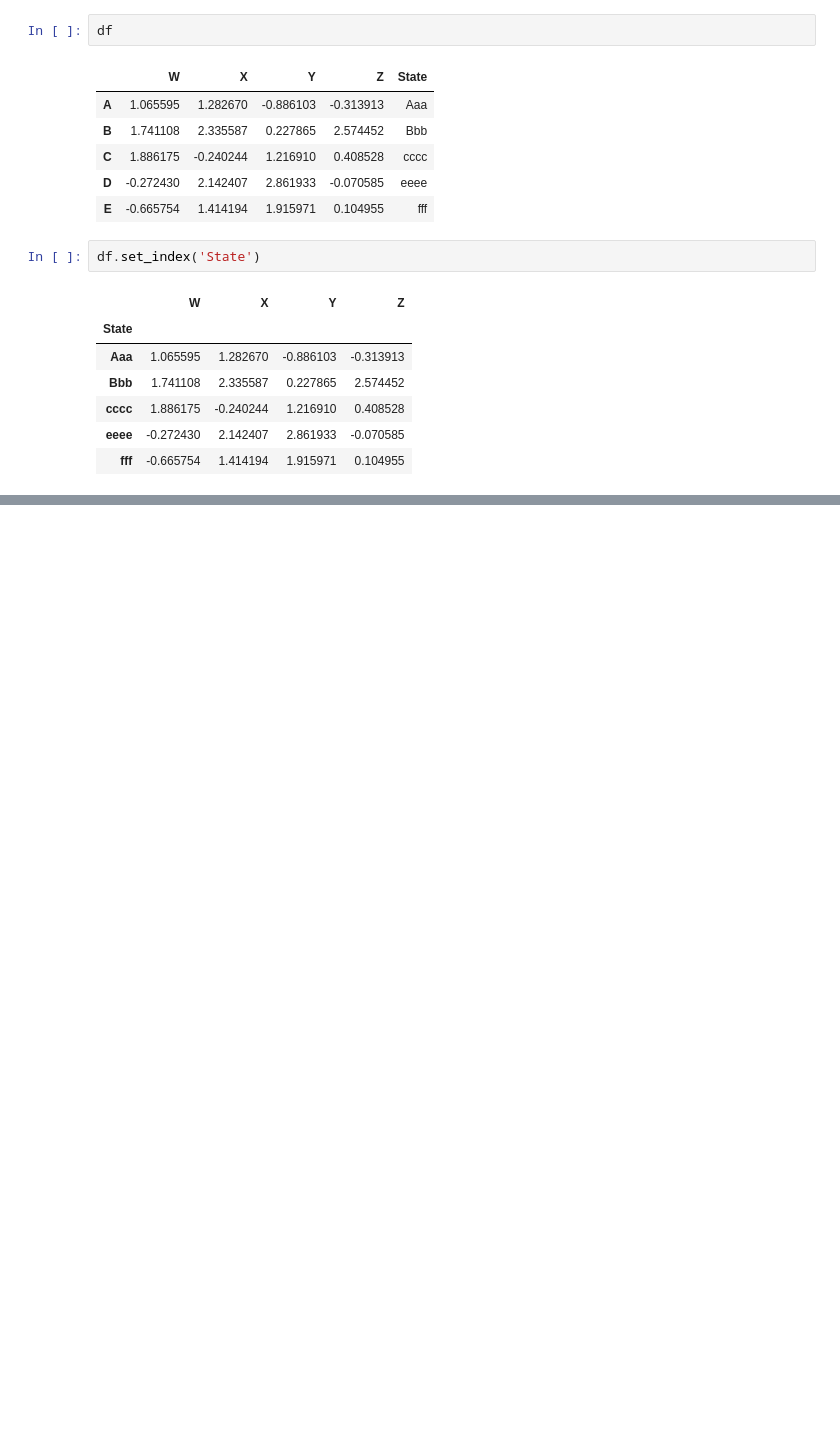
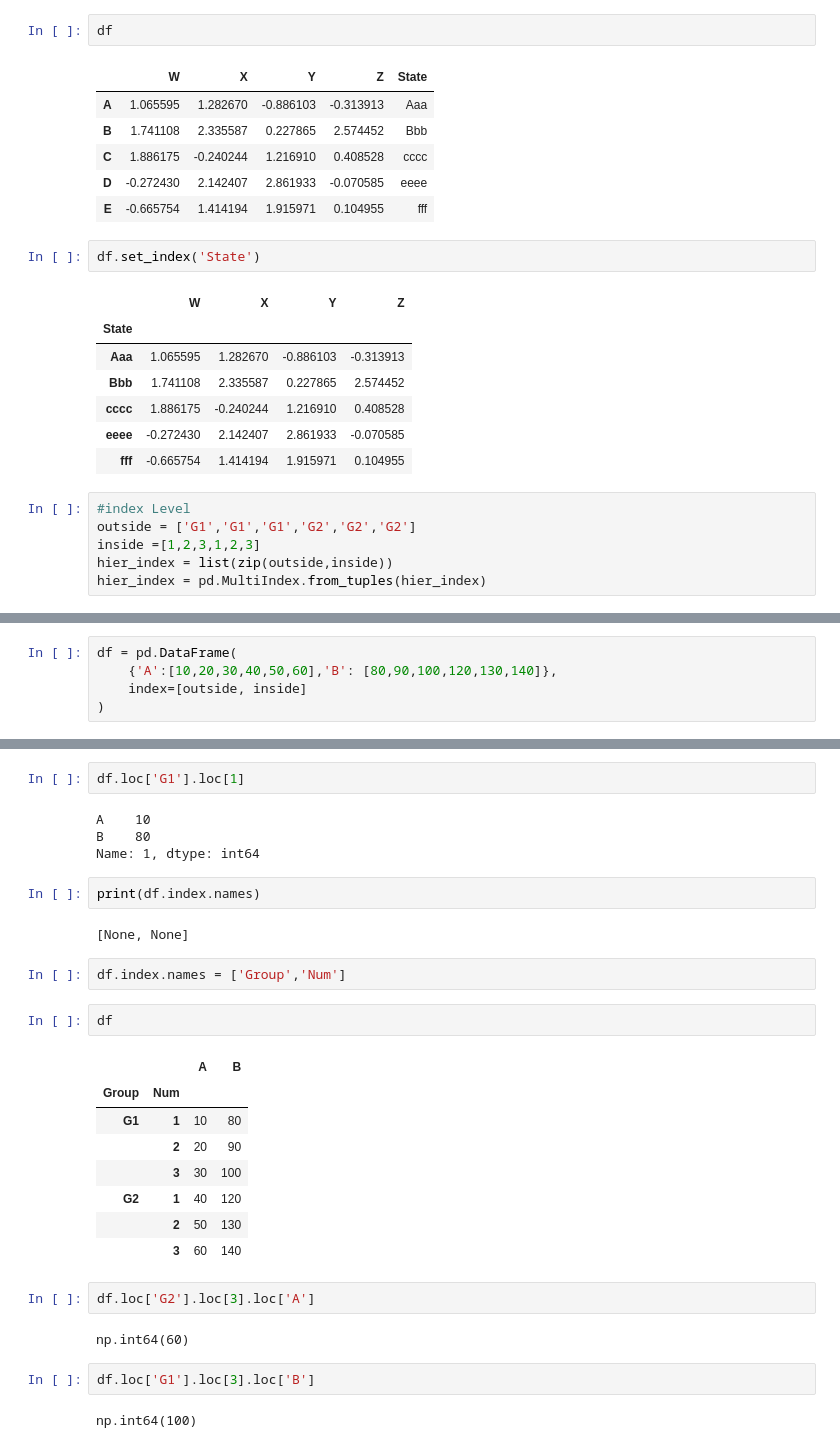
Before and after one commit to Sikander-shah007/Pandas, a Jupyter notebook: panda.ipynb, the cells around one changed output, grey strips where cells are left out. Drawn from its saved outputs; the diff is of its cells as text; blank space fills up the shorter version.

Commit message:
Multi Level
Data Frames 3

```diff
--- a/panda.ipynb
+++ b/panda.ipynb
@@ -322,3 +322,9 @@ df.set_index('State')
 | cccc | 1.886175 | -0.240244 | 1.216910 | 0.408528 |
 | eeee | -0.272430 | 2.142407 | 2.861933 | -0.070585 |
 | fff | -0.665754 | 1.414194 | 1.915971 | 0.104955 |
+# %%
+#index Level
+outside = ['G1','G1','G1','G2','G2','G2']
+inside =[1,2,3,1,2,3]
+hier_index = list(zip(outside,inside))
+hier_index = pd.MultiIndex.from_tuples(hier_index)
@@ -324,0 +341,5 @@ df.set_index('State')
+# %%
+df = pd.DataFrame(
+    {'A':[10,20,30,40,50,60],'B': [80,90,100,120,130,140]},
+    index=[outside, inside]
+)
@@ -324,0 +370,31 @@ df.set_index('State')
+# %%
+df.loc['G1'].loc[1]
+# %% [output]
+A    10
+B    80
+Name: 1, dtype: int64
+# %%
+print(df.index.names)
+# %% [output]
+[None, None]
+# %%
+df.index.names = ['Group','Num']
+# %%
+df
+# %% [output]
+|  |  | A | B |
+| Group | Num |  |  |
+| G1 | 1 | 10 | 80 |
+|  | 2 | 20 | 90 |
+|  | 3 | 30 | 100 |
+| G2 | 1 | 40 | 120 |
+|  | 2 | 50 | 130 |
+|  | 3 | 60 | 140 |
+# %%
+df.loc['G2'].loc[3].loc['A']
+# %% [output]
+np.int64(60)
+# %%
+df.loc['G1'].loc[3].loc['B']
+# %% [output]
+np.int64(100)
```
Also changed, not shown: parts of 5 cells of this notebook.
